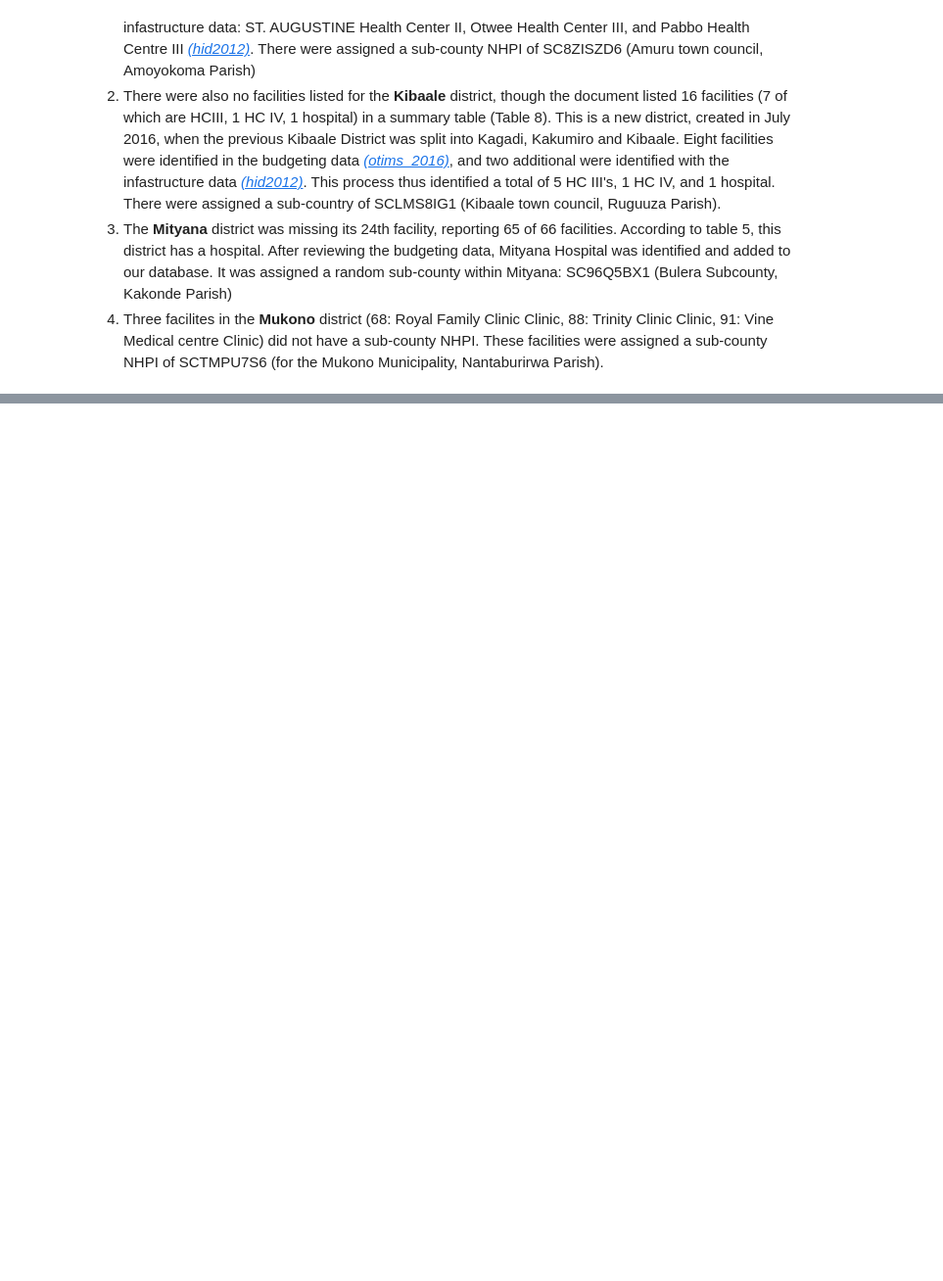
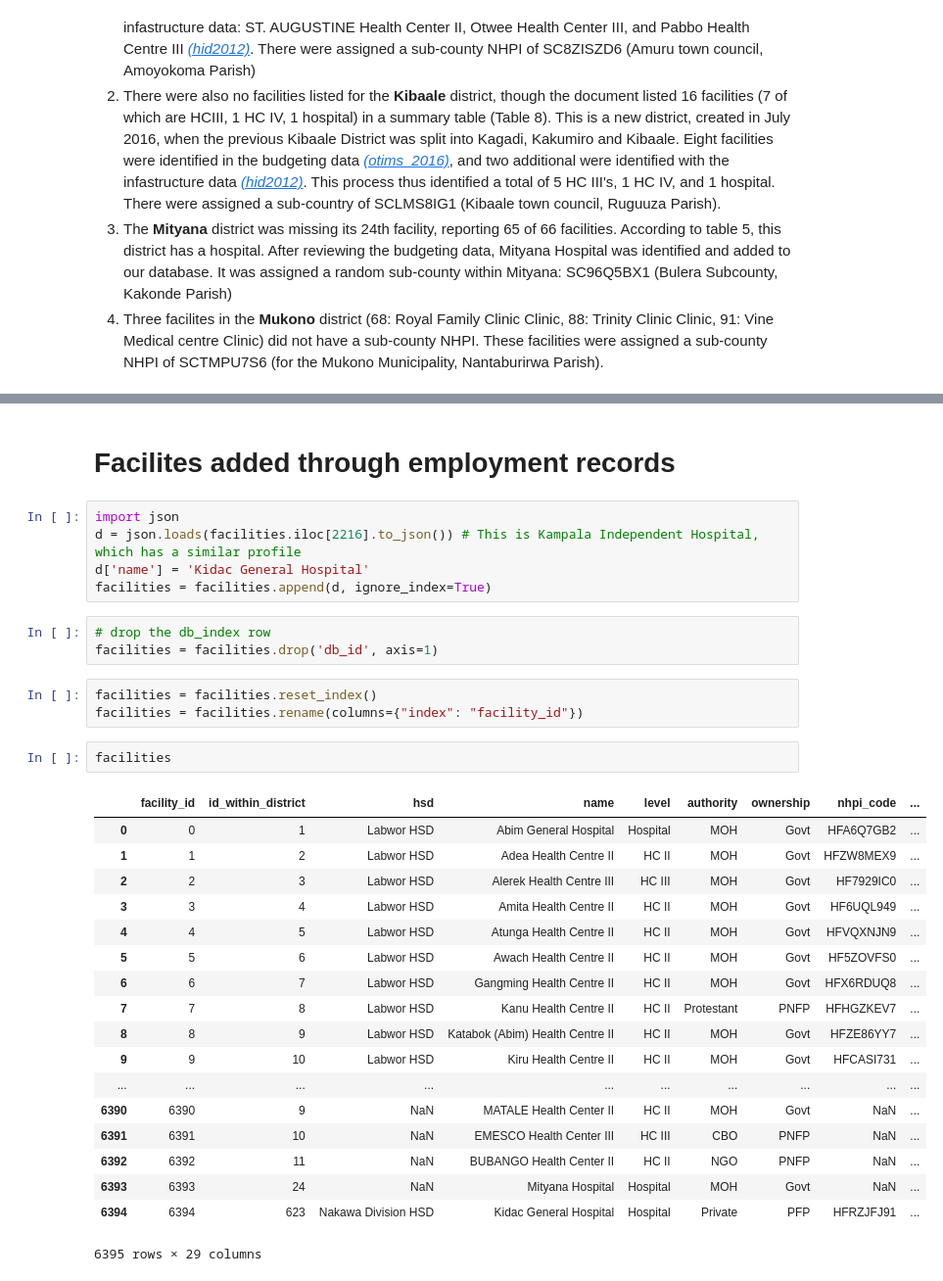
Before and after one commit to alexgoodell/uganda-model, a Jupyter notebook: notebooks/Facilities.ipynb, the cells around one changed output, grey strips where cells are left out. Shown at 98% size. Saved outputs shown, nothing was run; the diff lists cells and outputs as text; blank space fills up the shorter version.

```diff
--- a/notebooks/Facilities.ipynb
+++ b/notebooks/Facilities.ipynb
@@ -282,0 +416,34 @@ print su.pt(x.T, ["Not HTR", "HTR"], "Facilities by hard-to-reach per 100k pop")
+# %% [markdown]
+# Facilites added through employment records
+# %%
+import json
+d = json.loads(facilities.iloc[2216].to_json()) # This is Kampala Independent Hospital, which has a similar profile
+d['name'] = 'Kidac General Hospital'
+facilities = facilities.append(d, ignore_index=True)
+# %%
+# drop the db_index row
+facilities = facilities.drop('db_id', axis=1)
+# %%
+facilities = facilities.reset_index()
+facilities = facilities.rename(columns={"index": "facility_id"})
+# %%
+facilities
+# %% [output]
+|  | facility_id | id_within_district | hsd | name | level | authority | ownership | nhpi_code | ... |
+| 0 | 0 | 1 | Labwor HSD | Abim General Hospital | Hospital | MOH | Govt | HFA6Q7GB2 | ... |
+| 1 | 1 | 2 | Labwor HSD | Adea Health Centre II | HC II | MOH | Govt | HFZW8MEX9 | ... |
+| 2 | 2 | 3 | Labwor HSD | Alerek Health Centre III | HC III | MOH | Govt | HF7929IC0 | ... |
+| 3 | 3 | 4 | Labwor HSD | Amita Health Centre II | HC II | MOH | Govt | HF6UQL949 | ... |
+| 4 | 4 | 5 | Labwor HSD | Atunga Health Centre II | HC II | MOH | Govt | HFVQXNJN9 | ... |
+| 5 | 5 | 6 | Labwor HSD | Awach Health Centre II | HC II | MOH | Govt | HF5ZOVFS0 | ... |
+| 6 | 6 | 7 | Labwor HSD | Gangming Health Centre II | HC II | MOH | Govt | HFX6RDUQ8 | ... |
+| 7 | 7 | 8 | Labwor HSD | Kanu Health Centre II | HC II | Protestant | PNFP | HFHGZKEV7 | ... |
+| 8 | 8 | 9 | Labwor HSD | Katabok (Abim) Health Centre II | HC II | MOH | Govt | HFZE86YY7 | ... |
+| 9 | 9 | 10 | Labwor HSD | Kiru Health Centre II | HC II | MOH | Govt | HFCASI731 | ... |
+| ... | ... | ... | ... | ... | ... | ... | ... | ... | ... |
+| 6390 | 6390 | 9 | NaN | MATALE Health Center II | HC II | MOH | Govt | NaN | ... |
+| 6391 | 6391 | 10 | NaN | EMESCO Health Center III | HC III | CBO | PNFP | NaN | ... |
+| 6392 | 6392 | 11 | NaN | BUBANGO Health Center II | HC II | NGO | PNFP | NaN | ... |
+| 6393 | 6393 | 24 | NaN | Mityana Hospital | Hospital | MOH | Govt | NaN | ... |
+| 6394 | 6394 | 623 | Nakawa Division HSD | Kidac General Hospital | Hospital | Private | PFP | HFRZJFJ91 | ... |
+6395 rows × 29 columns
```
Also changed, not shown: parts of 11 cells of this notebook, 15 other files.
